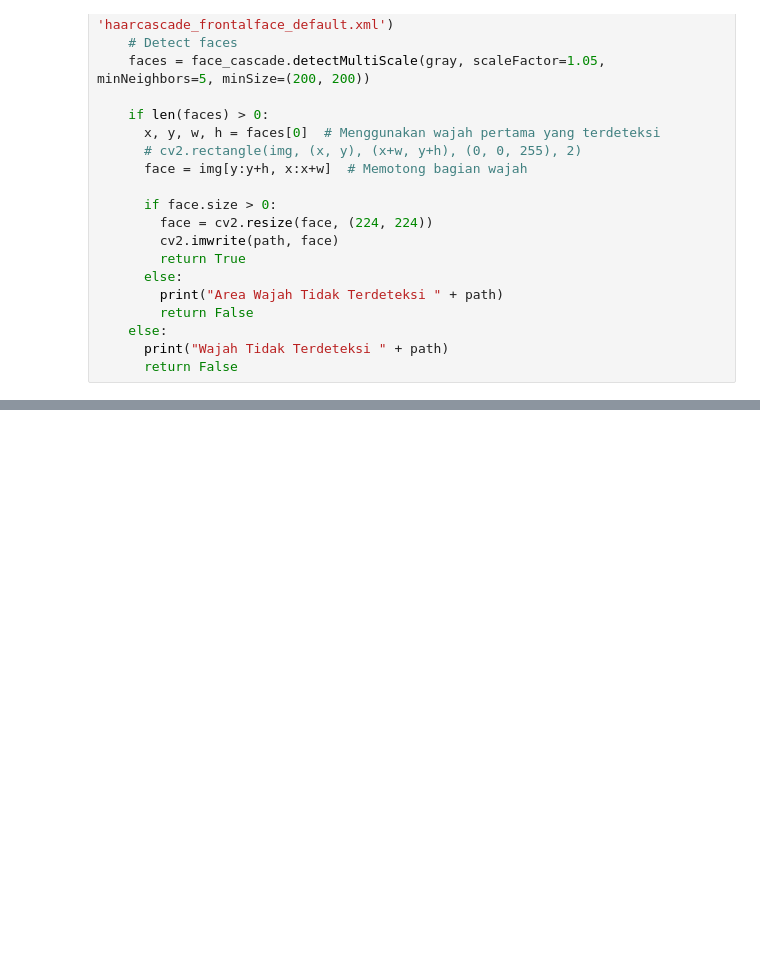
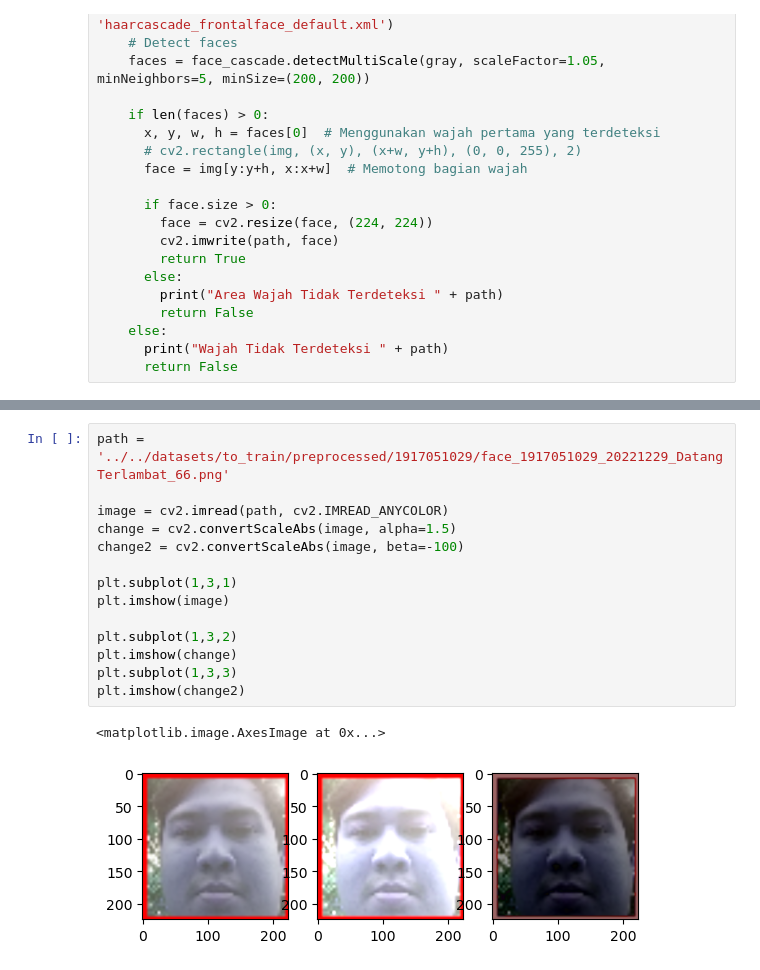
Before and after one commit to MRamadhanKamal/cnn-mr-team, a Jupyter notebook: src/models/preprocessing.ipynb, the cells around one changed output, grey strips where cells are left out. Cells and saved outputs as stored; diff of their text form; blank space fills up the shorter version.

```diff
--- a/src/models/preprocessing.ipynb
+++ b/src/models/preprocessing.ipynb
@@ -76,0 +376,17 @@ Jumlah foto yang tidak terdeteksi: 94
+# %%
+path = '../../datasets/to_train/preprocessed/1917051029/face_1917051029_20221229_Datang Terlambat_66.png'
+
+image = cv2.imread(path, cv2.IMREAD_ANYCOLOR)
+change = cv2.convertScaleAbs(image, alpha=1.5)
+change2 = cv2.convertScaleAbs(image, beta=-100)
+
+plt.subplot(1,3,1)
+plt.imshow(image)
+
+plt.subplot(1,3,2)
+plt.imshow(change)
+plt.subplot(1,3,3)
+plt.imshow(change2)
+# %% [output]
+<matplotlib.image.AxesImage at 0x...>
+[figure, added]
```
Also changed, not shown: parts of 22 cells of this notebook, 20 other files.
